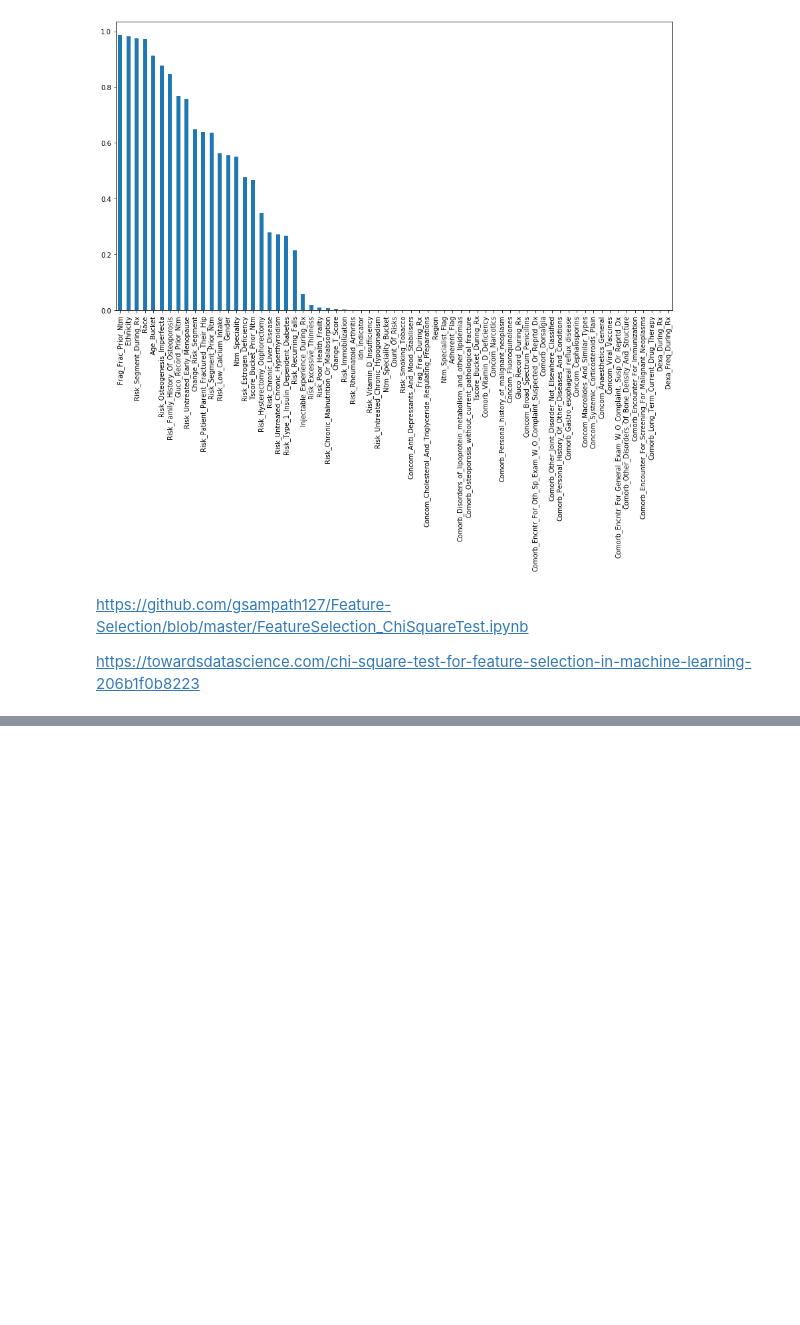
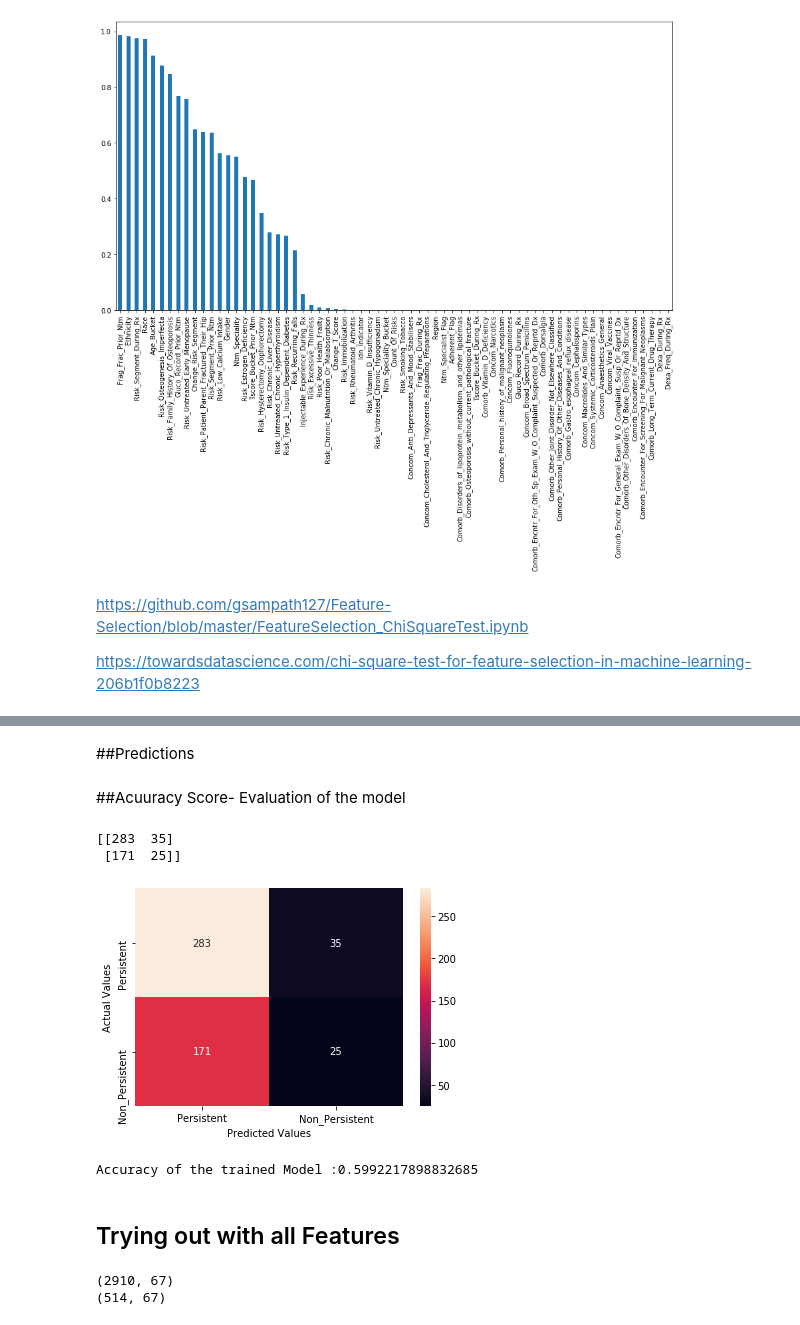
Before and after one commit to plaban1981/Pharmaceutical-Classification, a Jupyter notebook: Pharma_Classification.ipynb, the cells around one changed output, grey strips where cells are left out. Saved outputs shown, nothing was run; the diff lists cells and outputs as text; code cells hidden in the pictures; blank space fills up the shorter version.

```diff
--- a/Pharma_Classification.ipynb
+++ b/Pharma_Classification.ipynb
@@ -156,0 +300,10 @@ dtype: float64
+# %%
+param_dist = {"max_depth": [100,150,200,300,350, None],
+              "max_features": sp_randint(1, 11),
+              "min_samples_split": sp_randint(2, 11),
+              "min_samples_leaf": sp_randint(1, 11),
+              "bootstrap": [True, False],
+              "criterion": ["gini", "entropy"]}
+# %%
+random_search = RandomizedSearchCV(rf,param_distributions=param_dist,n_iter=10,cv=5,n_jobs=4,random_state=1,verbose=2)
+random_search.fit(X_train,y_train)
@@ -156,0 +352,3 @@ dtype: float64
+# %%
+rf  = random_search.best_estimator_
+rf.fit(X_train,y_train)
@@ -156,0 +364,26 @@ dtype: float64
+# %% [markdown]
+##Predictions
+# %%
+y_pred = rf.predict(X_test)
+# %% [markdown]
+##Acuuracy Score- Evaluation of the model
+# %%
+from sklearn.metrics import confusion_matrix,accuracy_score,auc
+print(confusion_matrix(y_test,y_pred))
+# %% [output]
+[[283  35]
+ [171  25]]
+# %%
+cm = confusion_matrix(y_test,y_pred)
+sns.heatmap(cm,annot=True,fmt='g',xticklabels=['Persistent','Non_Persistent'],yticklabels=['Persistent','Non_Persistent'])
+plt.xlabel('Predicted Values')
+plt.ylabel('Actual Values')
+plt.show()
+# %% [output]
+[figure, added]
+# %%
+print(f'Accuracy of the trained Model :{accuracy_score(y_test,y_pred)}')
+# %% [output]
+Accuracy of the trained Model :0.5992217898832685
+# %% [markdown]
+## Trying out with all Features
@@ -156,0 +393,8 @@ dtype: float64
+# %%
+from sklearn.model_selection import train_test_split
+X_train,X_test,y_train,y_test = train_test_split(X,Y,test_size=0.15,random_state=1)
+print(X_train.shape)
+print(X_test.shape)
+# %% [output]
+(2910, 67)
+(514, 67)
```
Also changed, not shown: parts of 72 cells of this notebook.
